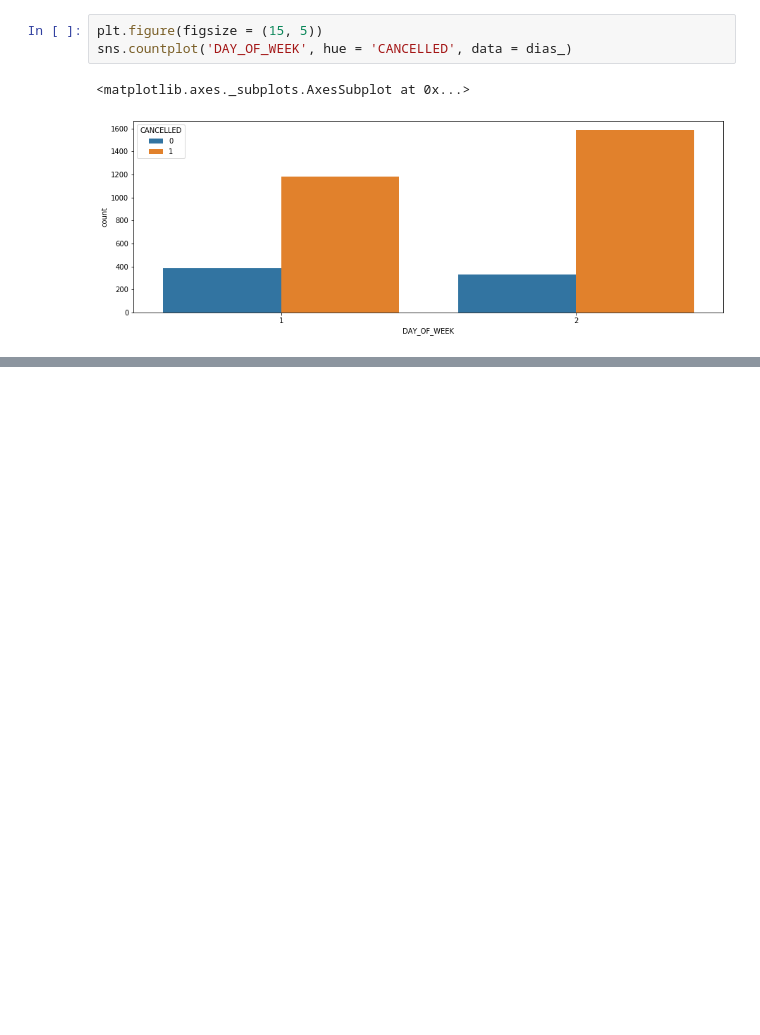
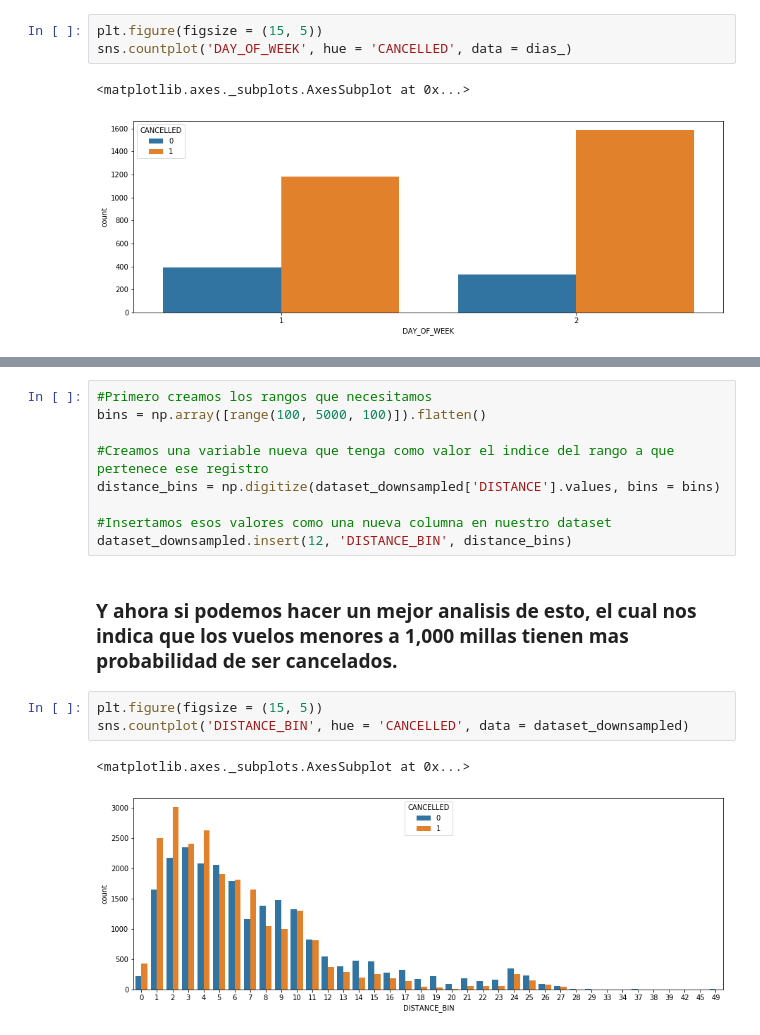
Before and after one commit to AlbertoCasadoPeguero/Flights, a Jupyter notebook: Flights.ipynb, the cells around one changed output, grey strips where cells are left out. Drawn from its saved outputs; the diff is of its cells as text; blank space fills up the shorter version.

Commit message:
Ending the EDA
Dando por terminado el EDA basico del dataset.

```diff
--- a/Flights.ipynb
+++ b/Flights.ipynb
@@ -203,0 +218,17 @@ sns.countplot('DAY_OF_WEEK', hue = 'CANCELLED', data = dias_)
+# %%
+#Primero creamos los rangos que necesitamos
+bins = np.array([range(100, 5000, 100)]).flatten()
+
+#Creamos una variable nueva que tenga como valor el indice del rango a que pertenece ese registro
+distance_bins = np.digitize(dataset_downsampled['DISTANCE'].values, bins = bins)
+
+#Insertamos esos valores como una nueva columna en nuestro dataset
+dataset_downsampled.insert(12, 'DISTANCE_BIN', distance_bins)
+# %% [markdown]
+### Y ahora si podemos hacer un mejor analisis de esto, el cual nos indica que los vuelos menores a 1,000 millas tienen mas probabilidad de ser cancelados.
+# %%
+plt.figure(figsize = (15, 5))
+sns.countplot('DISTANCE_BIN', hue = 'CANCELLED', data = dataset_downsampled)
+# %% [output]
+<matplotlib.axes._subplots.AxesSubplot at 0x...>
+[figure, added]
```
Also changed, not shown: parts of 27 cells of this notebook.
